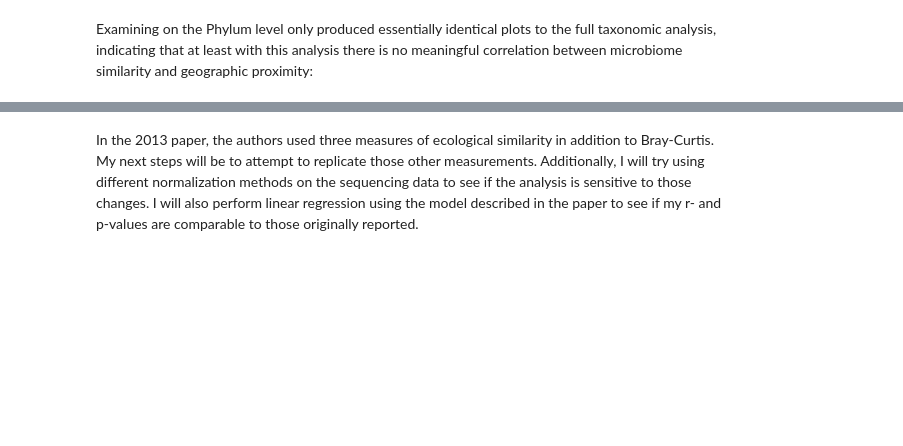
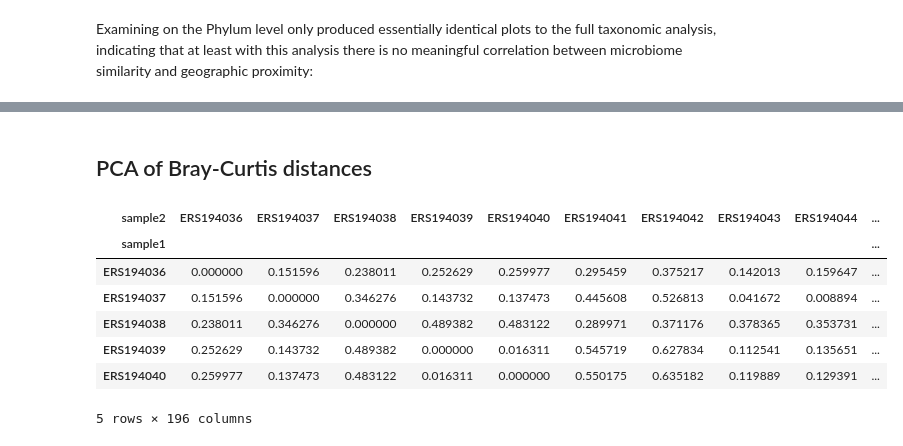
Before and after one commit to dhonson-lncrna/DH_SymbiosisProject, a Jupyter notebook: 04) analysis.ipynb, the cells around one changed output, grey strips where cells are left out. Drawn from its saved outputs; the diff is of its cells as text; code cells hidden in the pictures; blank space fills up the shorter version.

```diff
--- a/04) analysis.ipynb
+++ b/04) analysis.ipynb
@@ -513,5 +530,22 @@ adj_plot = adj_plot * adj_error
 adj_plot + dist_plot
 # %% [output]
 [interactive output not drawn]
-# %% [markdown]
-In the 2013 paper, the authors used three measures of ecological similarity in addition to Bray-Curtis. My next steps will be to attempt to replicate those other measurements. Additionally, I will try using different normalization methods on the sequencing data to see if the analysis is sensitive to those changes. I will also perform linear regression using the model described in the paper to see if my r- and p-values are comparable to those originally reported.
+# %% [markdown]
+## PCA of Bray-Curtis distances
+# %%
+pcbc = bc_df.copy()
+pcbc = pcbc.drop(['coord1','coord2','loc1','loc2','loc12'],axis=1)
+
+pcbc = pcbc.pivot(columns='sample2',index='sample1',values='braycurtis')
+pcbc.fillna(0,inplace=True)
+
+pcbc.head()
+# %% [output]
+| sample2 | ERS194036 | ERS194037 | ERS194038 | ERS194039 | ERS194040 | ERS194041 | ERS194042 | ERS194043 | ERS194044 | ... |
+| sample1 |  |  |  |  |  |  |  |  |  | ... |
+| ERS194036 | 0.000000 | 0.151596 | 0.238011 | 0.252629 | 0.259977 | 0.295459 | 0.375217 | 0.142013 | 0.159647 | ... |
+| ERS194037 | 0.151596 | 0.000000 | 0.346276 | 0.143732 | 0.137473 | 0.445608 | 0.526813 | 0.041672 | 0.008894 | ... |
+| ERS194038 | 0.238011 | 0.346276 | 0.000000 | 0.489382 | 0.483122 | 0.289971 | 0.371176 | 0.378365 | 0.353731 | ... |
+| ERS194039 | 0.252629 | 0.143732 | 0.489382 | 0.000000 | 0.016311 | 0.545719 | 0.627834 | 0.112541 | 0.135651 | ... |
+| ERS194040 | 0.259977 | 0.137473 | 0.483122 | 0.016311 | 0.000000 | 0.550175 | 0.635182 | 0.119889 | 0.129391 | ... |
+5 rows × 196 columns
```
Also changed, not shown: parts of 9 cells of this notebook, 4 other files.
